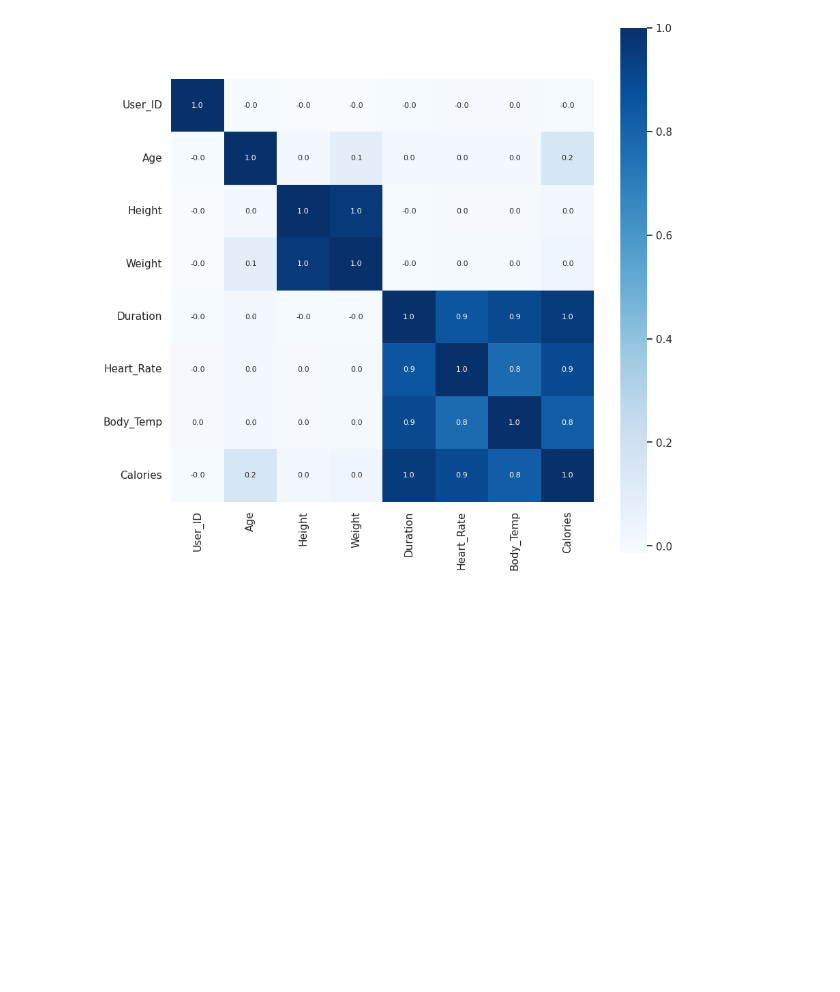
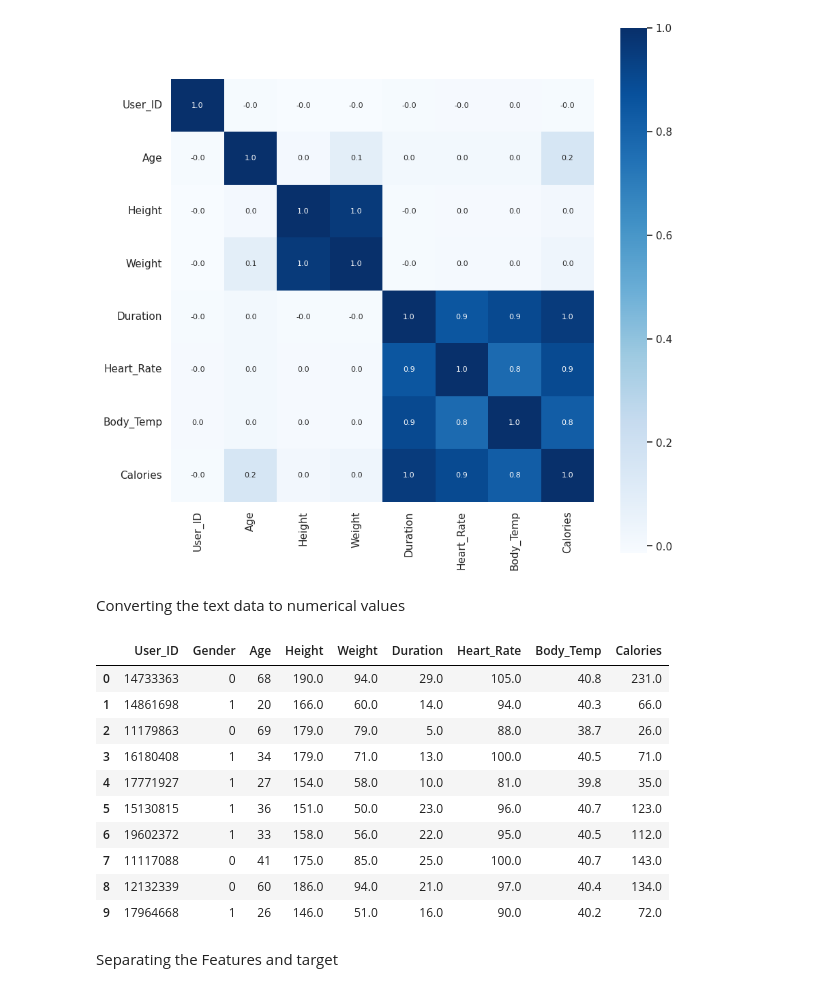
Before and after one commit to Priya-gawhane/Machine-learning-prediction-Models-Projects, a Jupyter notebook: Calories_Burnt_Prediction.ipynb, the cells around one changed output. Saved outputs shown, nothing was run; the diff lists cells and outputs as text; code cells hidden in the pictures; blank space fills up the shorter version.

```diff
--- a/Calories_Burnt_Prediction.ipynb
+++ b/Calories_Burnt_Prediction.ipynb
@@ -195,3 +195,23 @@ sns.heatmap(correlation, cbar=True, square=True, fmt='.1f', annot=True, annot_kw
 # %% [output]
 <Axes: >
 [figure]
+# %% [markdown]
+Converting the text data to numerical values
+# %%
+calories_comb.replace({"Gender":{'male':0, 'female':1}}, inplace=True)
+# %%
+calories_comb.head(10)
+# %% [output]
+|  | User_ID | Gender | Age | Height | Weight | Duration | Heart_Rate | Body_Temp | Calories |
+| 0 | 14733363 | 0 | 68 | 190.0 | 94.0 | 29.0 | 105.0 | 40.8 | 231.0 |
+| 1 | 14861698 | 1 | 20 | 166.0 | 60.0 | 14.0 | 94.0 | 40.3 | 66.0 |
+| 2 | 11179863 | 0 | 69 | 179.0 | 79.0 | 5.0 | 88.0 | 38.7 | 26.0 |
+| 3 | 16180408 | 1 | 34 | 179.0 | 71.0 | 13.0 | 100.0 | 40.5 | 71.0 |
+| 4 | 17771927 | 1 | 27 | 154.0 | 58.0 | 10.0 | 81.0 | 39.8 | 35.0 |
+| 5 | 15130815 | 1 | 36 | 151.0 | 50.0 | 23.0 | 96.0 | 40.7 | 123.0 |
+| 6 | 19602372 | 1 | 33 | 158.0 | 56.0 | 22.0 | 95.0 | 40.5 | 112.0 |
+| 7 | 11117088 | 0 | 41 | 175.0 | 85.0 | 25.0 | 100.0 | 40.7 | 143.0 |
+| 8 | 12132339 | 0 | 60 | 186.0 | 94.0 | 21.0 | 97.0 | 40.4 | 134.0 |
+| 9 | 17964668 | 1 | 26 | 146.0 | 51.0 | 16.0 | 90.0 | 40.2 | 72.0 |
+# %% [markdown]
+Separating the Features and target
```
Also changed, not shown: parts of 9 cells of this notebook.
